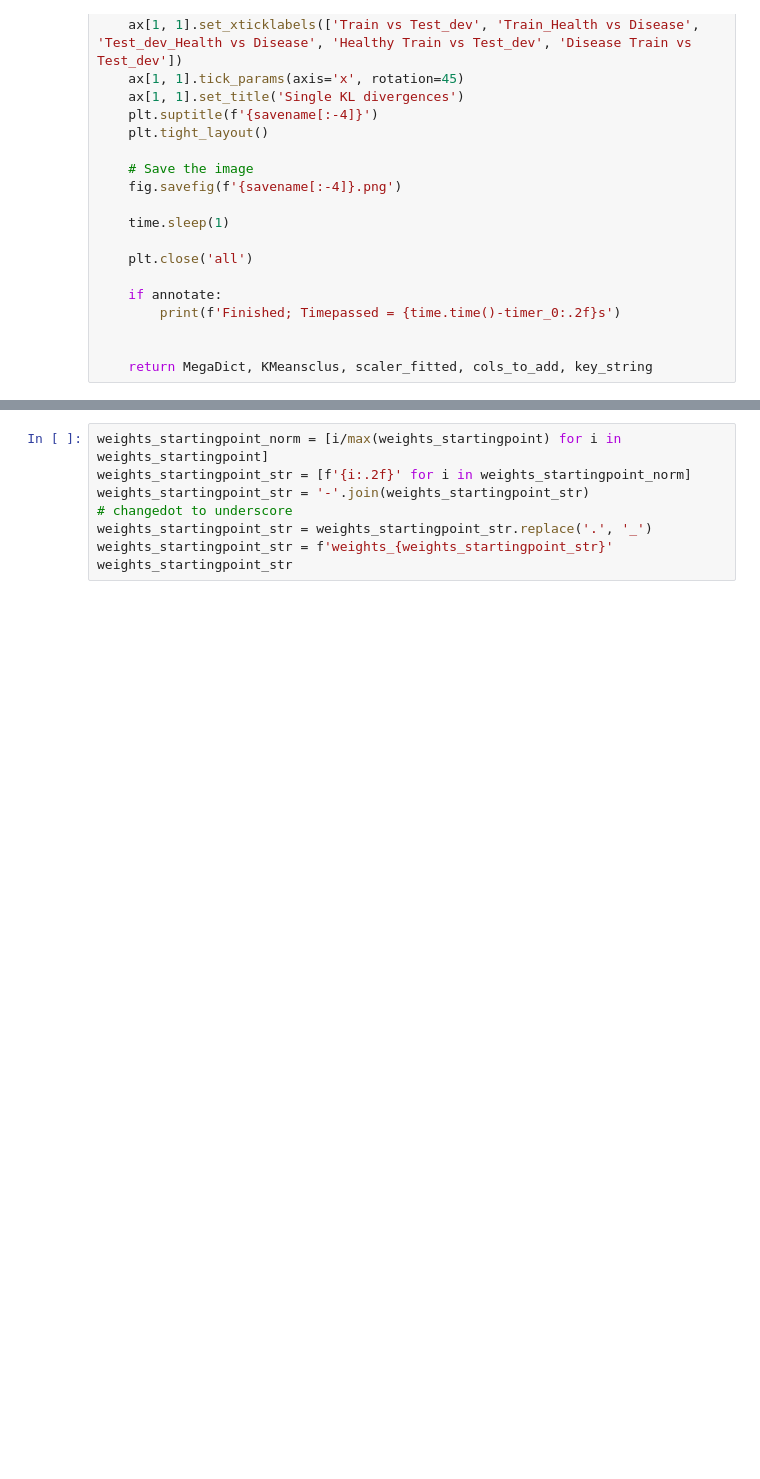
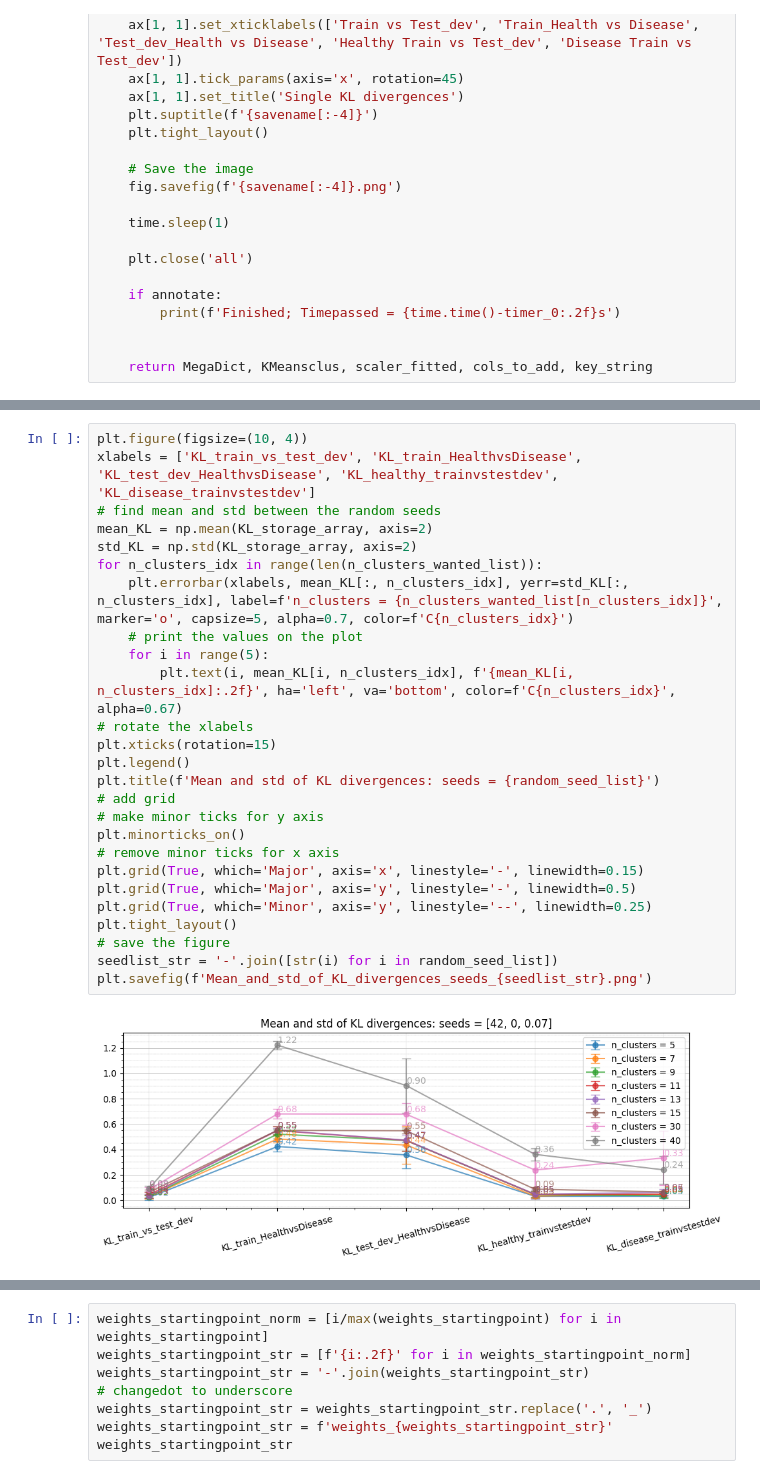
Before and after one commit to hallurr/Nat-ML, a Jupyter notebook: Nat-ML.ipynb, the cells around one changed output, grey strips where cells are left out. Drawn from its saved outputs; the diff is of its cells as text; blank space fills up the shorter version.

```diff
--- a/Nat-ML.ipynb
+++ b/Nat-ML.ipynb
@@ -856,0 +866,28 @@ Progress: 2/2 clusters; 2/2 seeds
+# %%
+plt.figure(figsize=(10, 4))
+xlabels = ['KL_train_vs_test_dev', 'KL_train_HealthvsDisease', 'KL_test_dev_HealthvsDisease', 'KL_healthy_trainvstestdev', 'KL_disease_trainvstestdev']
+# find mean and std between the random seeds
+mean_KL = np.mean(KL_storage_array, axis=2)
+std_KL = np.std(KL_storage_array, axis=2)
+for n_clusters_idx in range(len(n_clusters_wanted_list)):
+    plt.errorbar(xlabels, mean_KL[:, n_clusters_idx], yerr=std_KL[:, n_clusters_idx], label=f'n_clusters = {n_clusters_wanted_list[n_clusters_idx]}', marker='o', capsize=5, alpha=0.7, color=f'C{n_clusters_idx}')
+    # print the values on the plot
+    for i in range(5):
+        plt.text(i, mean_KL[i, n_clusters_idx], f'{mean_KL[i, n_clusters_idx]:.2f}', ha='left', va='bottom', color=f'C{n_clusters_idx}', alpha=0.67)
+# rotate the xlabels
+plt.xticks(rotation=15)
+plt.legend()
+plt.title(f'Mean and std of KL divergences: seeds = {random_seed_list}')
+# add grid
+# make minor ticks for y axis
+plt.minorticks_on()
+# remove minor ticks for x axis
+plt.grid(True, which='Major', axis='x', linestyle='-', linewidth=0.15)
+plt.grid(True, which='Major', axis='y', linestyle='-', linewidth=0.5)
+plt.grid(True, which='Minor', axis='y', linestyle='--', linewidth=0.25)
+plt.tight_layout()
+# save the figure
+seedlist_str = '-'.join([str(i) for i in random_seed_list])
+plt.savefig(f'Mean_and_std_of_KL_divergences_seeds_{seedlist_str}.png')
+# %% [output]
+[figure, added]
```
Also changed, not shown: parts of 6 cells of this notebook.
